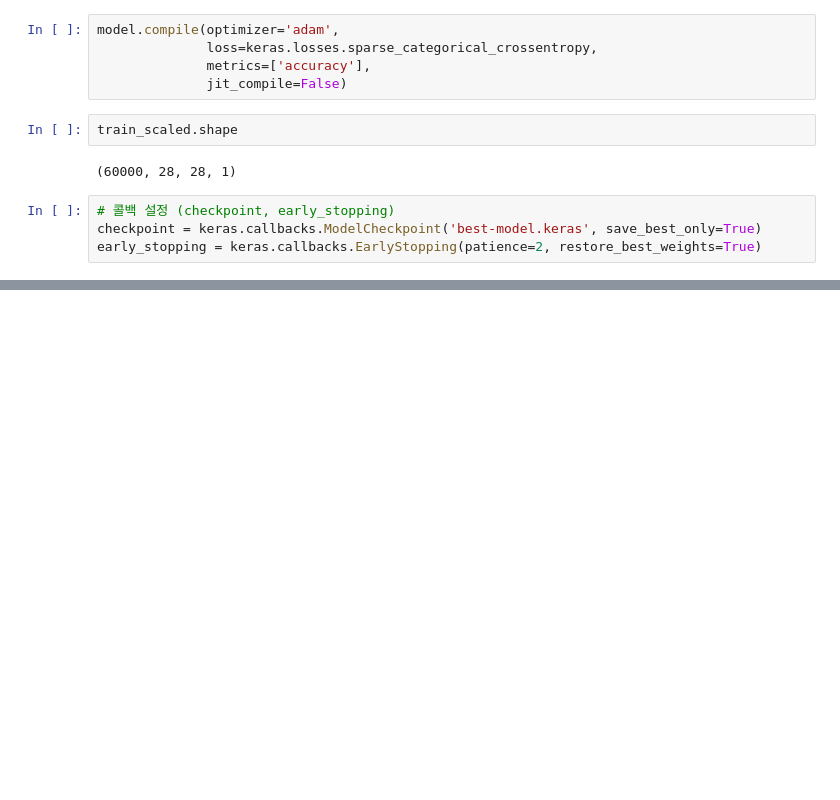
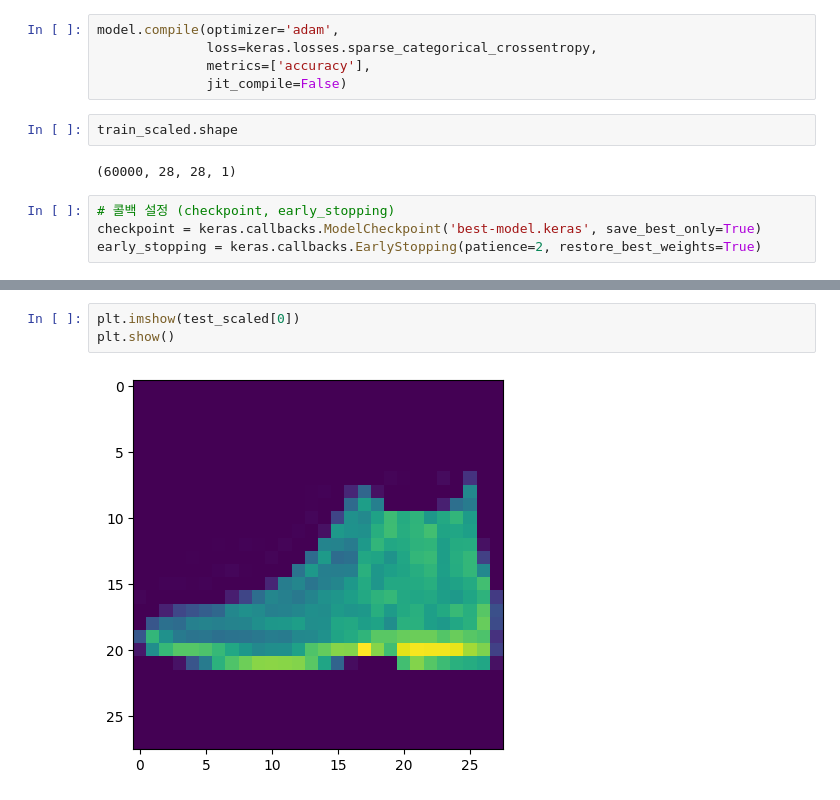
Before and after one commit to HyeokJung803/deeplearning, a Jupyter notebook: dl04-CNN.ipynb, the cells around one changed output, grey strips where cells are left out. Cells and saved outputs as stored; diff of their text form; blank space fills up the shorter version.

```diff
--- a/dl04-CNN.ipynb
+++ b/dl04-CNN.ipynb
@@ -123,0 +145,5 @@ model.evaluate()
+# %%
+plt.imshow(test_scaled[0])
+plt.show()
+# %% [output]
+[figure, added]
```
Also changed, not shown: parts of 7 cells of this notebook, 5 other files.
